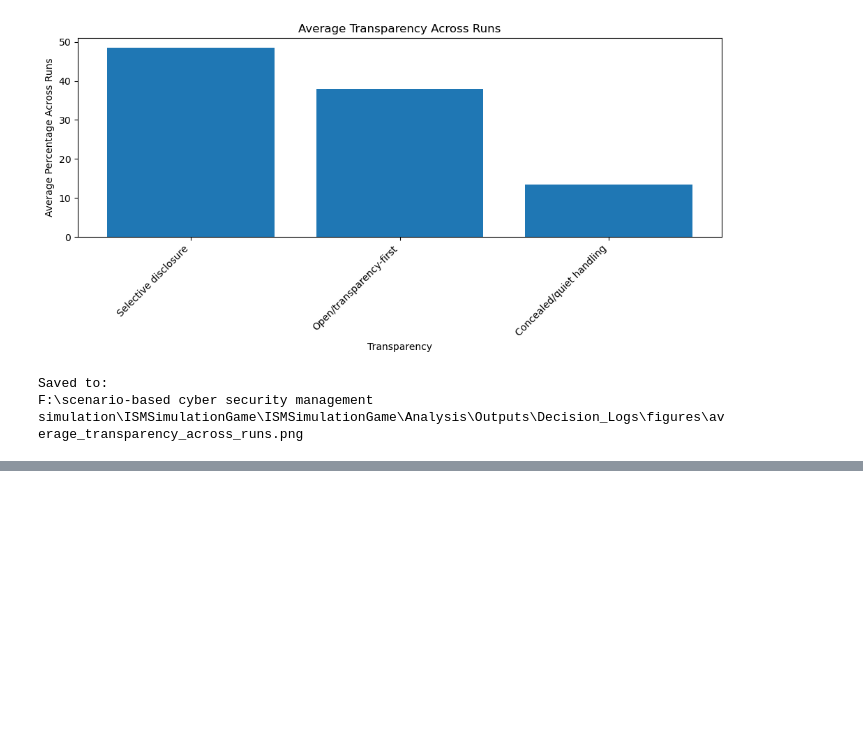
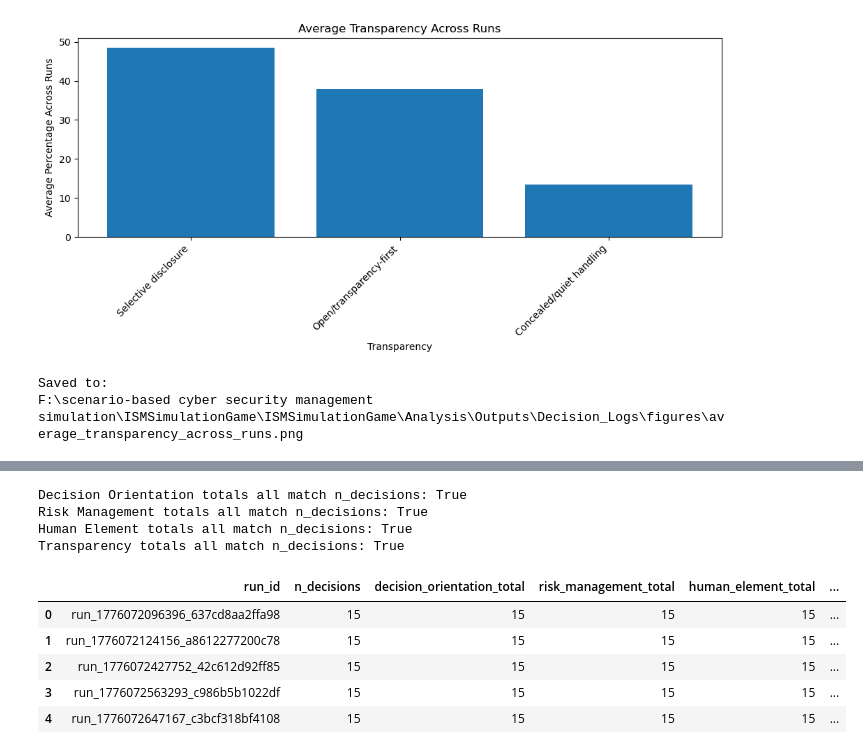
Before and after one commit to jrallison93/ISMSimulationGame, a Jupyter notebook: Analysis/Notebooks/d3_decisionlog_coded_analysis.ipynb, the cells around one changed output, grey strips where cells are left out. Cells and saved outputs as stored; diff of their text form; code cells hidden in the pictures; blank space fills up the shorter version.

```diff
--- a/Analysis/Notebooks/d3_decisionlog_coded_analysis.ipynb
+++ b/Analysis/Notebooks/d3_decisionlog_coded_analysis.ipynb
@@ -903,0 +1053,71 @@ F:\scenario-based cyber security management simulation\ISMSimulationGame\ISMSimu
+# %%
+# validation: count totals should equal n_decisions for each run
+
+decision_orientation_count_cols = [
+    "Explicit balancing approach",
+    "Financial efficiency prioritised",
+    "Governance/accountability/compliance prioritised",
+    "Human/staff wellbeing prioritised",
+    "Operational continuity prioritised",
+    "Security/risk reduction prioritised"
+]
+
+risk_management_count_cols = [
+    "Containment/defensive",
+    "Investigative/monitoring",
+    "Preventive/proactive",
+    "Reactive/delayed",
+    "Risk acceptance/tolerance"
+]
+
+human_element_count_cols = [
+    "Enforcement/punitive",
+    "Neutral",
+    "Supportive/enabling",
+    "Surveillance-oriented"
+]
+
+transparency_count_cols = [
+    "Concealed/quiet handling",
+    "Open/transparency-first",
+    "Selective disclosure"
+]
+
+run_level_code_counts["decision_orientation_total"] = run_level_code_counts[decision_orientation_count_cols].sum(axis=1)
+run_level_code_counts["risk_management_total"] = run_level_code_counts[risk_management_count_cols].sum(axis=1)
+run_level_code_counts["human_element_total"] = run_level_code_counts[human_element_count_cols].sum(axis=1)
+run_level_code_counts["transparency_total"] = run_level_code_counts[transparency_count_cols].sum(axis=1)
+
+print("Decision Orientation totals all match n_decisions:",
+      (run_level_code_counts["decision_orientation_total"] == run_level_code_counts["n_decisions"]).all())
+
+print("Risk Management totals all match n_decisions:",
+      (run_level_code_counts["risk_management_total"] == run_level_code_counts["n_decisions"]).all())
+
+print("Human Element totals all match n_decisions:",
+      (run_level_code_counts["human_element_total"] == run_level_code_counts["n_decisions"]).all())
+
+print("Transparency totals all match n_decisions:",
+      (run_level_code_counts["transparency_total"] == run_level_code_counts["n_decisions"]).all())
+
+display(
+    run_level_code_counts[[
+        "run_id",
+        "n_decisions",
+        "decision_orientation_total",
+        "risk_management_total",
+        "human_element_total",
+        "transparency_total"
+    ]].head()
+)
+# %% [output]
+Decision Orientation totals all match n_decisions: True
+Risk Management totals all match n_decisions: True
+Human Element totals all match n_decisions: True
+Transparency totals all match n_decisions: True
+|  | run_id | n_decisions | decision_orientation_total | risk_management_total | human_element_total | ... |
+| 0 | run_1776072096396_637cd8aa2ffa98 | 15 | 15 | 15 | 15 | ... |
+| 1 | run_1776072124156_a8612277200c78 | 15 | 15 | 15 | 15 | ... |
+| 2 | run_1776072427752_42c612d92ff85 | 15 | 15 | 15 | 15 | ... |
+| 3 | run_1776072563293_c986b5b1022df | 15 | 15 | 15 | 15 | ... |
+| 4 | run_1776072647167_c3bcf318bf4108 | 15 | 15 | 15 | 15 | ... |
```
Also changed, not shown: parts of 8 cells of this notebook.
